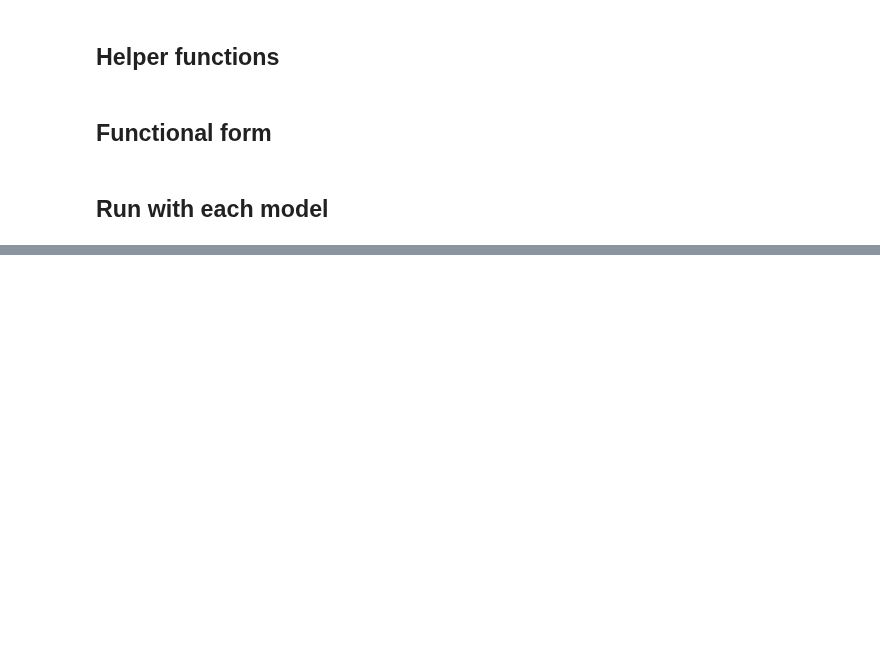
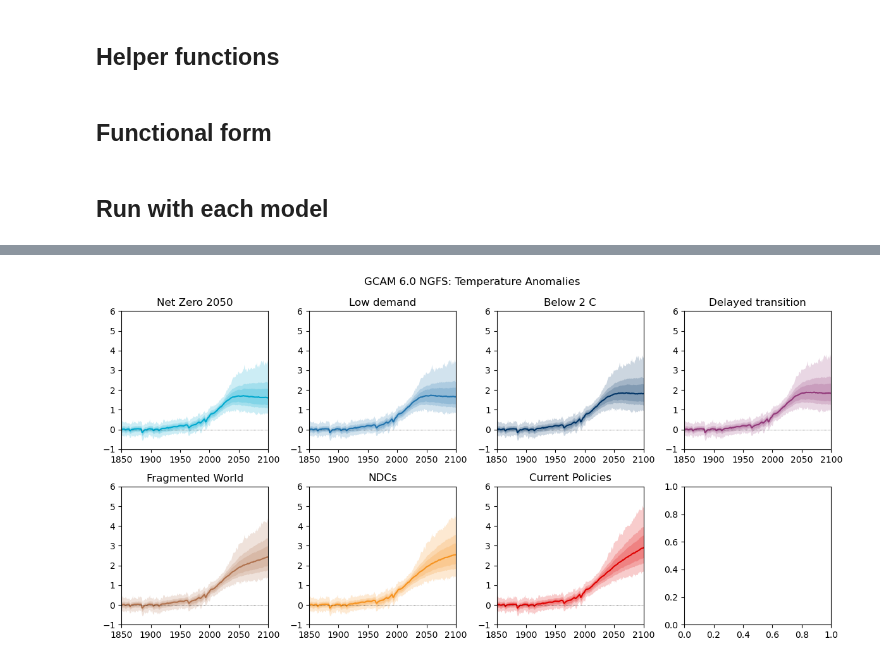
Before and after one commit to ericasimon16/woodwell_internship, a Jupyter notebook: FaIR_harmonized.ipynb, the cells around one changed output, grey strips where cells are left out. Drawn from its saved outputs; the diff is of its cells as text; code cells hidden in the pictures; blank space fills up the shorter version.

Commit message:
plot scenarios function

```diff
--- a/FaIR_harmonized.ipynb
+++ b/FaIR_harmonized.ipynb
@@ -348,0 +360,19 @@ prob_f_REM = probabilistic_run_fair(REM_df)
+# %%
+f = prob_f_GCAM
+# %%
+weights_51yr = np.ones(52)
+weights_51yr[0] = 0.5
+weights_51yr[-1] = 0.5
+# %%
+scenario_order = ["Net Zero 2050", "Low demand", "Below 2 C", "Delayed transition",
+                  "Fragmented World", "NDCs", "Current Policies"]
+# %%
+NGFS_colors = {
+    "Net Zero 2050": "#00a9cf",
+    "Below 2 C": "#003466",
+    "NDCs": "#f69320",
+    "Current Policies": "#df0000",
+    "Low demand": "#2274ae",
+    "Fragmented World": "#b0724e",
+    "Delayed transition": "#92397a",
+}
@@ -348,0 +439,4 @@ prob_f_REM = probabilistic_run_fair(REM_df)
+# %%
+plot_scenarios(prob_f_GCAM)
+# %% [output]
+[figure, added]
```
Also changed, not shown: parts of 6 cells of this notebook, 1 other file.
